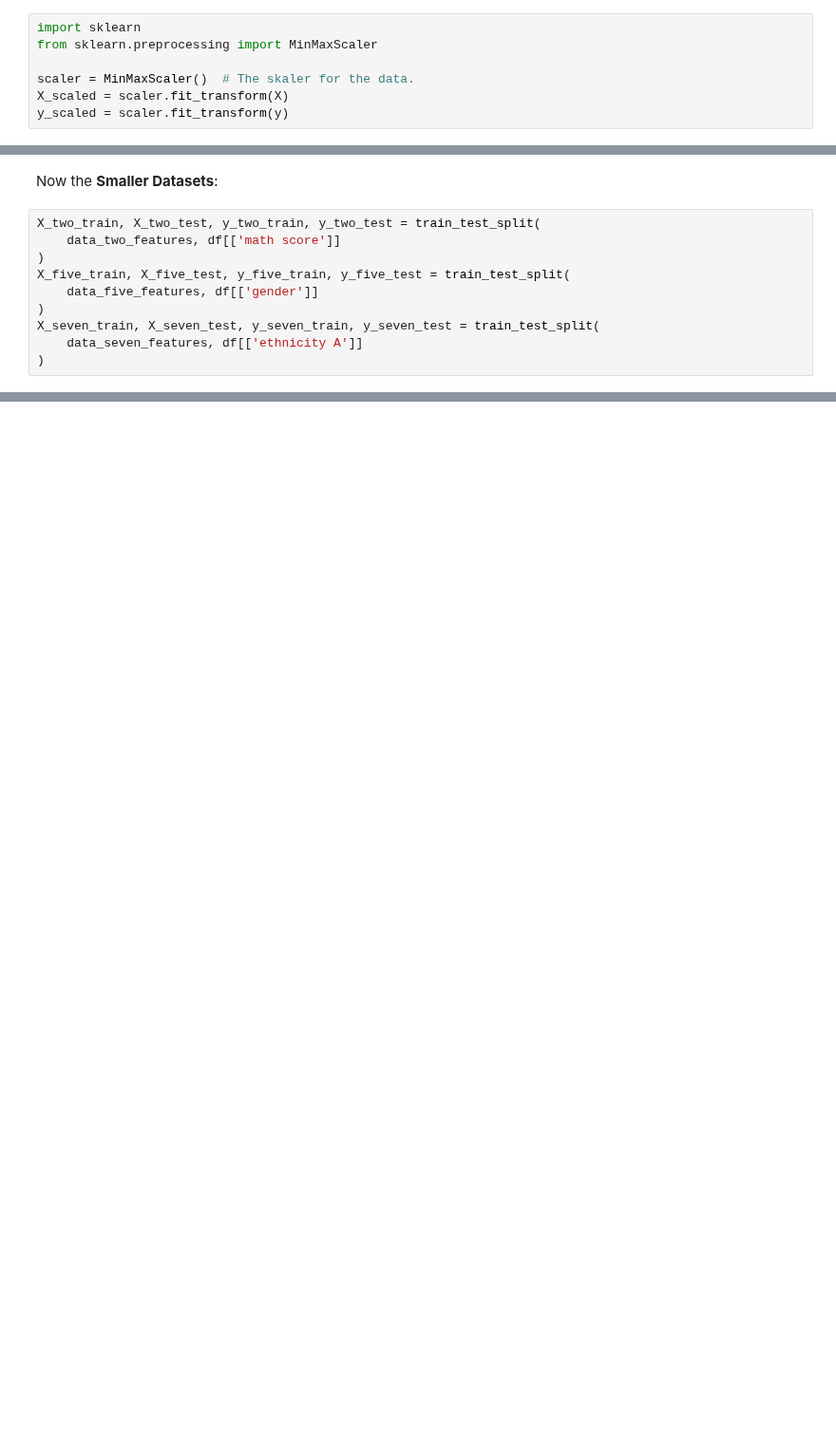
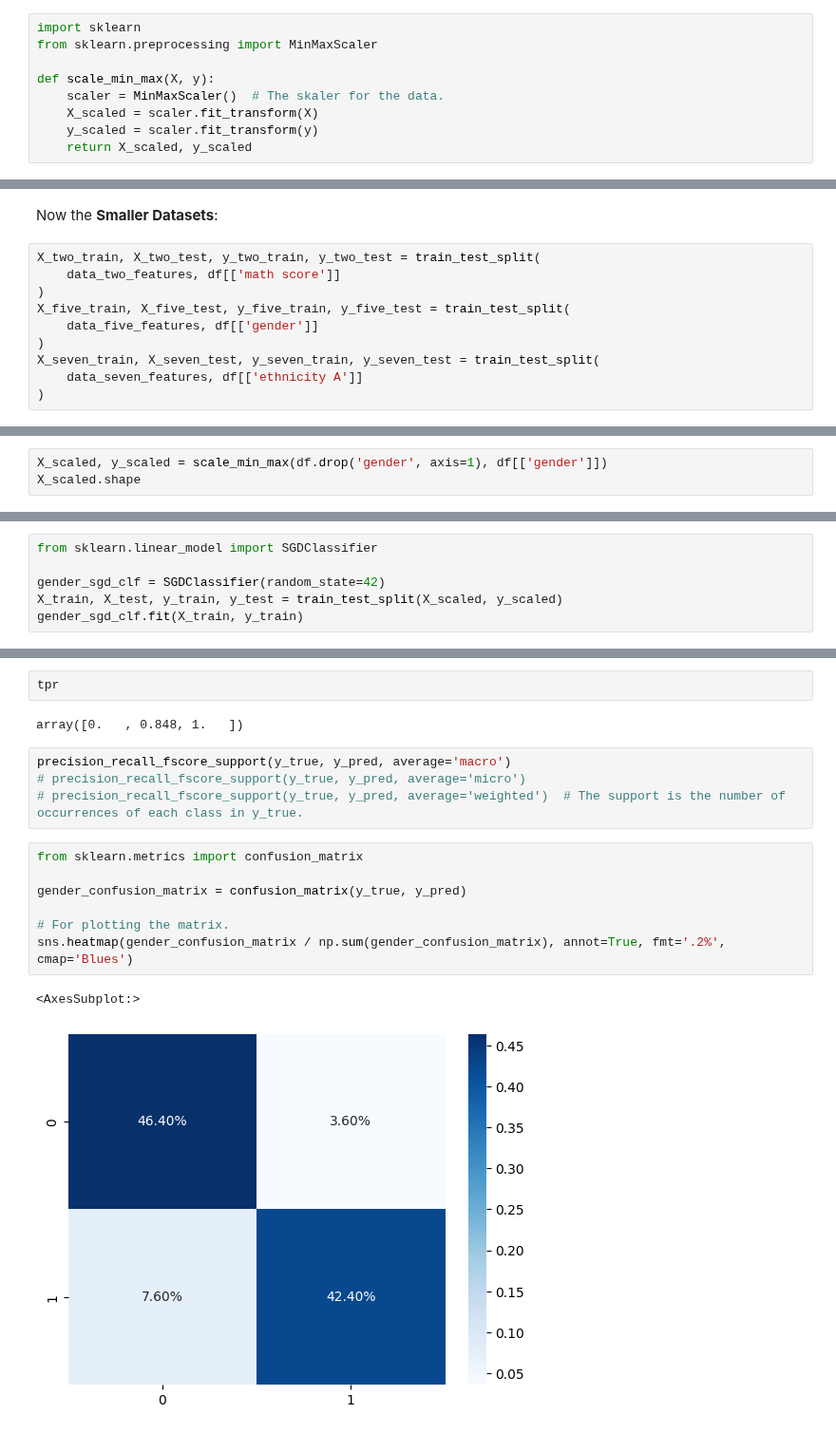
Before and after one commit to lascha212/F21DL, a Jupyter notebook: labs.ipynb, the cells around one changed output, grey strips where cells are left out. Shown at 95% size. Cells and saved outputs as stored; diff of their text form; blank space fills up the shorter version.

```diff
--- a/labs.ipynb
+++ b/labs.ipynb
@@ -163,9 +163,11 @@ After having X and y, we can scale the data and then split the data into a train
 import sklearn
 from sklearn.preprocessing import MinMaxScaler
 
-scaler = MinMaxScaler()  # The skaler for the data.
-X_scaled = scaler.fit_transform(X)
-y_scaled = scaler.fit_transform(y)
+def scale_min_max(X, y):
+    scaler = MinMaxScaler()  # The skaler for the data.
+    X_scaled = scaler.fit_transform(X)
+    y_scaled = scaler.fit_transform(y)
+    return X_scaled, y_scaled
 # %%
 # Split into train and test set.
 from sklearn.model_selection import train_test_split
@@ -344,0 +371,3 @@ array([0.872, 0.812, 0.828])
+# %%
+X_scaled, y_scaled = scale_min_max(df.drop('gender', axis=1), df[['gender']])
+X_scaled.shape
@@ -344,0 +378,6 @@ array([0.872, 0.812, 0.828])
+# %%
+from sklearn.linear_model import SGDClassifier
+
+gender_sgd_clf = SGDClassifier(random_state=42)
+X_train, X_test, y_train, y_test = train_test_split(X_scaled, y_scaled)
+gender_sgd_clf.fit(X_train, y_train)
@@ -344,0 +432,18 @@ array([0.872, 0.812, 0.828])
+# %%
+tpr
+# %% [output]
+array([0.   , 0.848, 1.   ])
+# %%
+precision_recall_fscore_support(y_true, y_pred, average='macro')
+# precision_recall_fscore_support(y_true, y_pred, average='micro')
+# precision_recall_fscore_support(y_true, y_pred, average='weighted')  # The support is the number of occurrences of each class in y_true.
+# %%
+from sklearn.metrics import confusion_matrix
+
+gender_confusion_matrix = confusion_matrix(y_true, y_pred)
+
+# For plotting the matrix.
+sns.heatmap(gender_confusion_matrix / np.sum(gender_confusion_matrix), annot=True, fmt='.2%', cmap='Blues')
+# %% [output]
+<AxesSubplot:>
+[figure, added]
```
Also changed, not shown: parts of 19 cells of this notebook.
